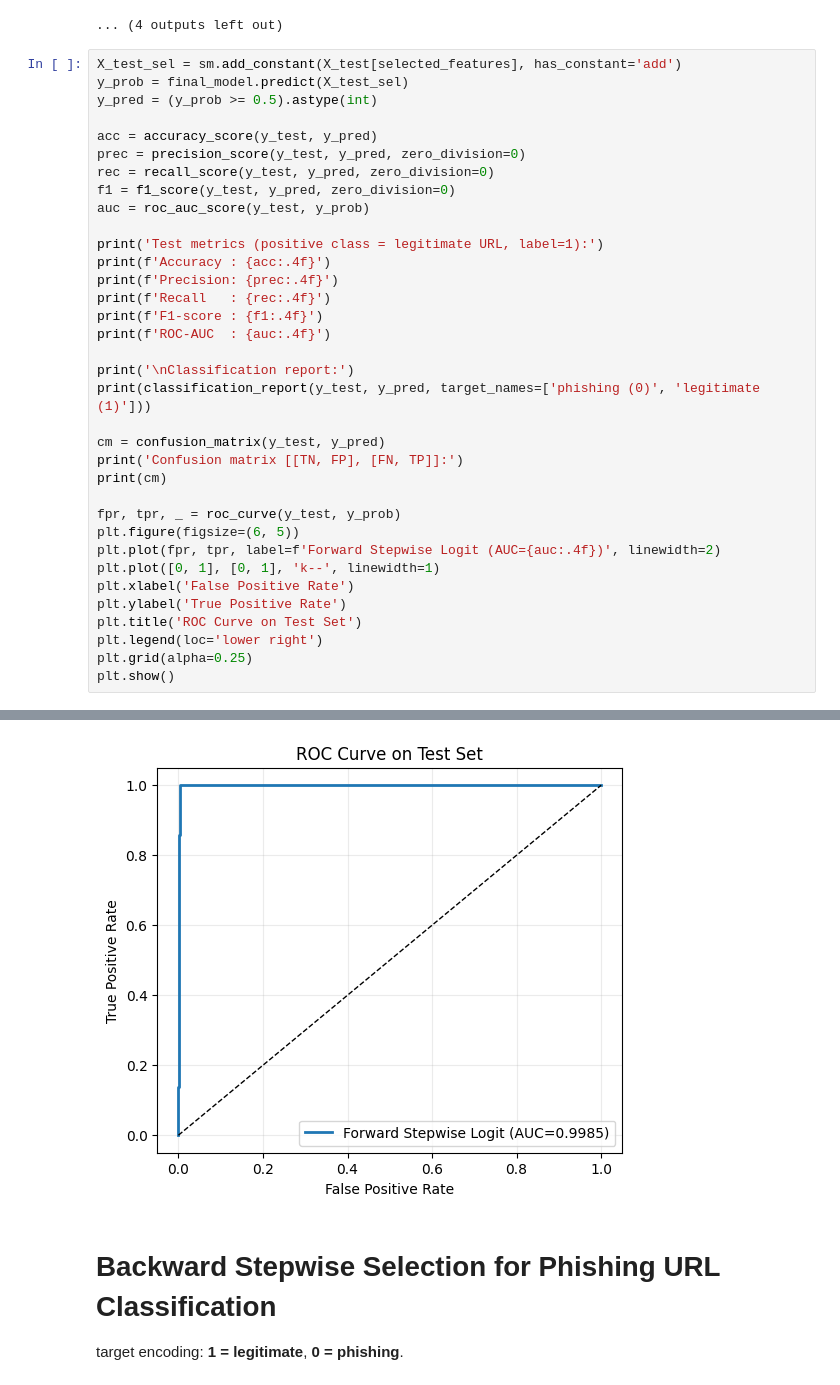
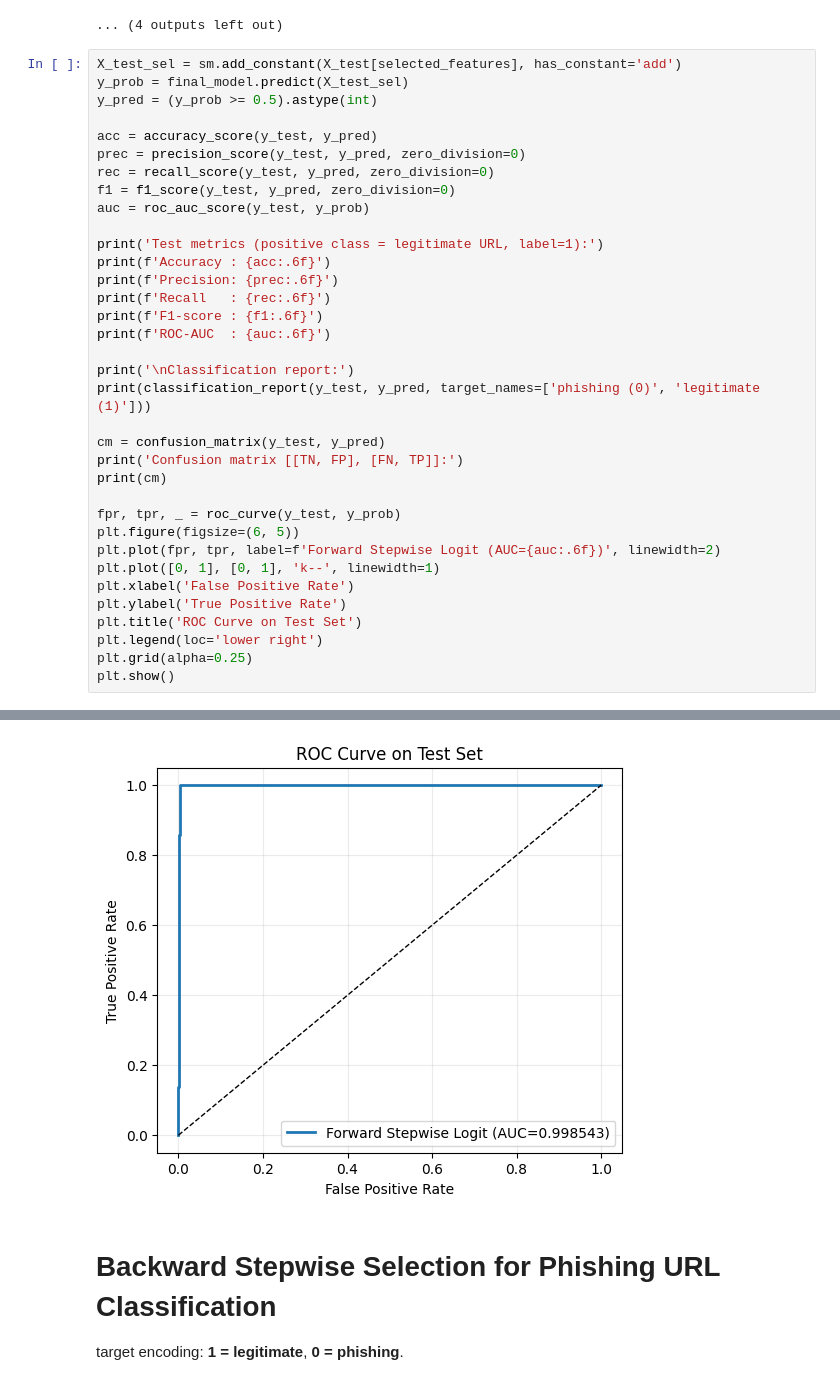
Before and after one commit to MuLancer/Phishing_URL_Classification, a Jupyter notebook: code/forward_and_backward_selection.ipynb, the cells around one changed output, grey strips where cells are left out. Drawn from its saved outputs; the diff is of its cells as text.

```diff
--- a/code/forward_and_backward_selection.ipynb
+++ b/code/forward_and_backward_selection.ipynb
@@ -115,11 +115,11 @@ f1 = f1_score(y_test, y_pred, zero_division=0)
 auc = roc_auc_score(y_test, y_prob)
 
 print('Test metrics (positive class = legitimate URL, label=1):')
-print(f'Accuracy : {acc:.4f}')
-print(f'Precision: {prec:.4f}')
-print(f'Recall   : {rec:.4f}')
-print(f'F1-score : {f1:.4f}')
-print(f'ROC-AUC  : {auc:.4f}')
+print(f'Accuracy : {acc:.6f}')
+print(f'Precision: {prec:.6f}')
+print(f'Recall   : {rec:.6f}')
+print(f'F1-score : {f1:.6f}')
+print(f'ROC-AUC  : {auc:.6f}')
 
 print('\nClassification report:')
 print(classification_report(y_test, y_pred, target_names=['phishing (0)', 'legitimate (1)']))
@@ -130,7 +130,7 @@ print(cm)
 
 fpr, tpr, _ = roc_curve(y_test, y_prob)
 plt.figure(figsize=(6, 5))
-plt.plot(fpr, tpr, label=f'Forward Stepwise Logit (AUC={auc:.4f})', linewidth=2)
+plt.plot(fpr, tpr, label=f'Forward Stepwise Logit (AUC={auc:.6f})', linewidth=2)
 plt.plot([0, 1], [0, 1], 'k--', linewidth=1)
 plt.xlabel('False Positive Rate')
 plt.ylabel('True Positive Rate')
@@ -148,18 +148,18 @@ ROC-AUC  : 0.9985
 
 Classification report:
                 precision    recall  f1-score   support
 
   phishing (0)       1.00      0.99      1.00     20189
 legitimate (1)       1.00      1.00      1.00     26970
 
       accuracy                           1.00     47159
      macro avg       1.00      1.00      1.00     47159
   weighted avg       1.00      1.00      1.00     47159
 
 Confusion matrix [[TN, FP], [FN, TP]]:
 [[20078   111]
  [    6 26964]]
-[figure, old version]
+[figure, new version]
 # %% [markdown]
 # Backward Stepwise Selection for Phishing URL Classification
 target encoding: **1 = legitimate**, **0 = phishing**.
```
Also changed, not shown: parts of 3 cells of this notebook.
